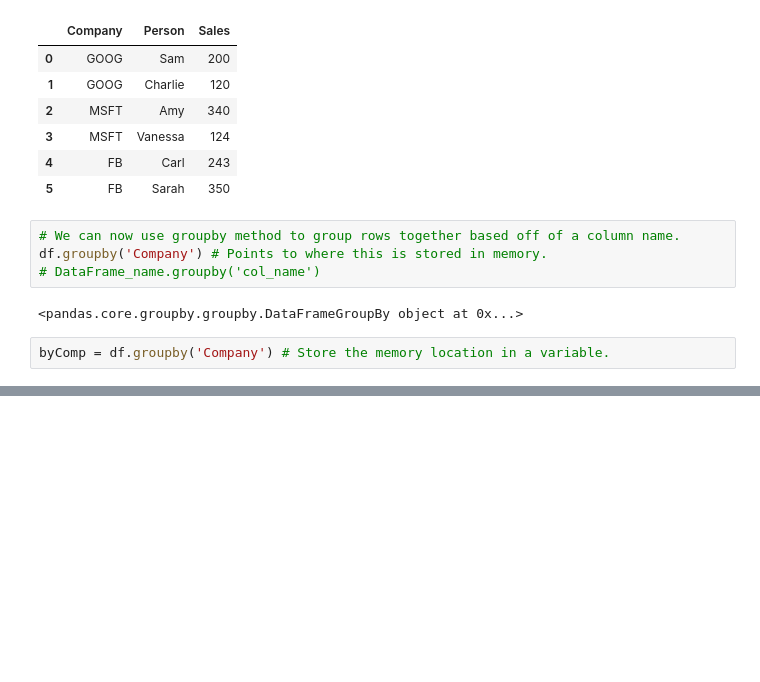
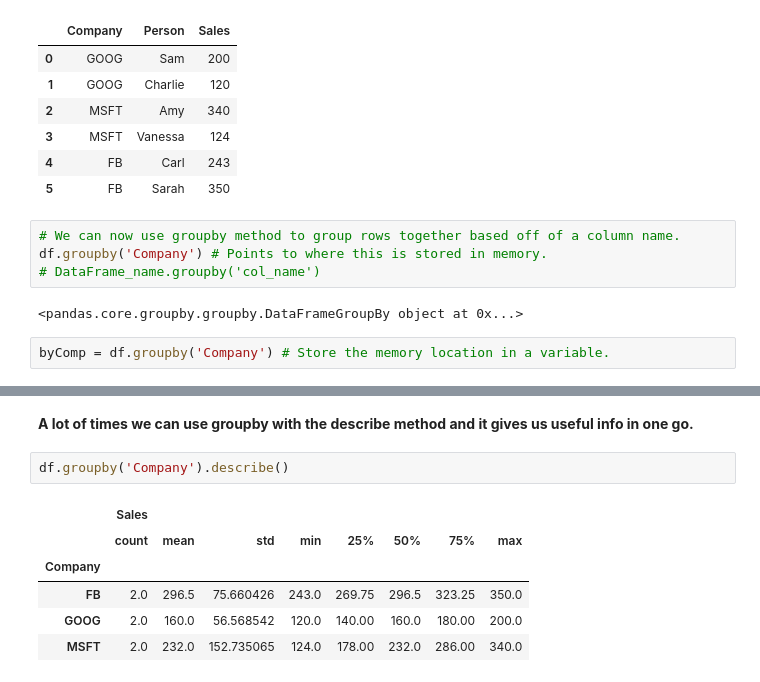
Before and after one commit to AnmolTomer/ml_bootcamp_udemy, a Jupyter notebook: 06. Python for Data Analysis - Pandas/6.5 groupby.ipynb, the cells around one changed output, grey strips where cells are left out. Saved outputs shown, nothing was run; the diff lists cells and outputs as text; blank space fills up the shorter version.

Commit message:
Add Pandas Groupby.

```diff
--- a/06. Python for Data Analysis - Pandas/6.5 groupby.ipynb
+++ b/06. Python for Data Analysis - Pandas/6.5 groupby.ipynb
@@ -69,0 +126,11 @@ byComp.mean() # Looks at column and gives us average sales by the company.
+# %% [markdown]
+**A lot of times we can use groupby with the describe method and it gives us useful info in one go.**
+# %%
+df.groupby('Company').describe()
+# %% [output]
+|  | Sales |  |  |  |  |  |  |  |
+|  | count | mean | std | min | 25% | 50% | 75% | max |
+| Company |  |  |  |  |  |  |  |  |
+| FB | 2.0 | 296.5 | 75.660426 | 243.0 | 269.75 | 296.5 | 323.25 | 350.0 |
+| GOOG | 2.0 | 160.0 | 56.568542 | 120.0 | 140.00 | 160.0 | 180.00 | 200.0 |
+| MSFT | 2.0 | 232.0 | 152.735065 | 124.0 | 178.00 | 232.0 | 286.00 | 340.0 |
```
Also changed, not shown: parts of 11 cells of this notebook.
